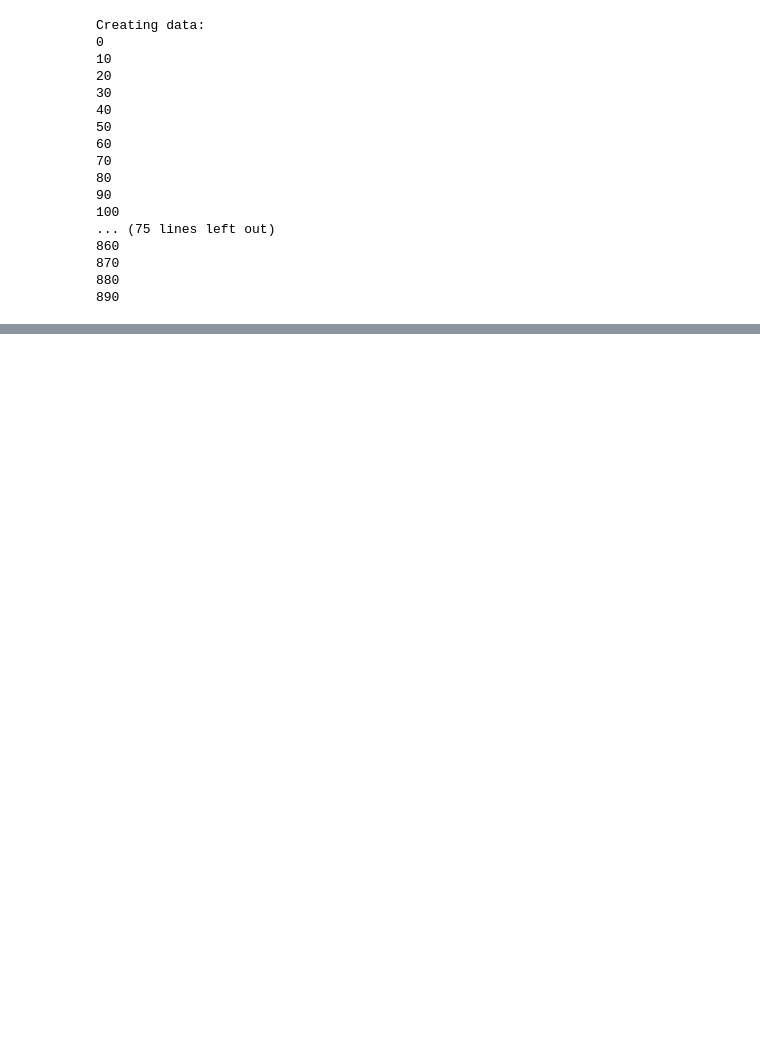
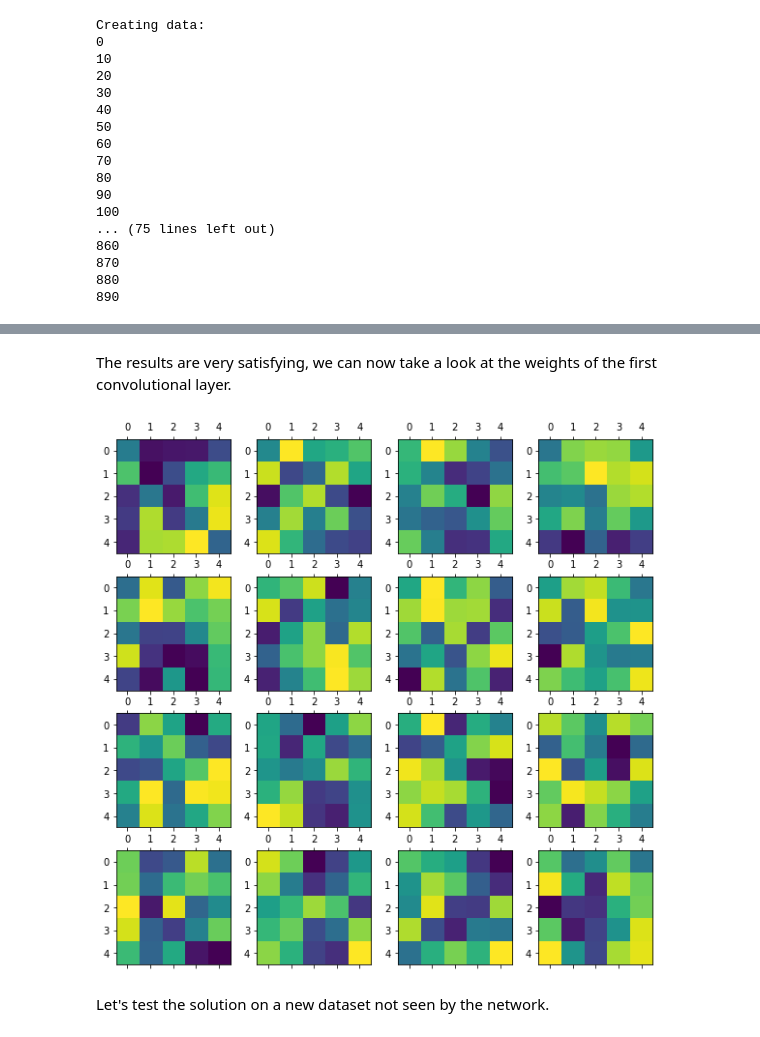
Before and after one commit to hugcis/deep-learning-course, a Jupyter notebook: MP1/mp1.ipynb, the cells around one changed output, grey strips where cells are left out. Cells and saved outputs as stored; diff of their text form; code cells hidden in the pictures; blank space fills up the shorter version.

```diff
--- a/MP1/mp1.ipynb
+++ b/MP1/mp1.ipynb
@@ -285,0 +300,14 @@ Epoch 20/20
+# %% [markdown]
+The results are very satisfying, we can now take a look at the weights of the first convolutional layer.
+# %%
+n = 4
+fig, ax = plt.subplots(n, n, figsize=(10, 10))
+ids = np.random.randint(0, model_reg.get_weights()[0].shape[-1], size=(n*n))
+for i in range(n):
+    for j in range(n):
+        im = model_reg.get_weights()[0][:, :, :, i*n + j].reshape(5, 5)
+        ax[i, j].matshow(im)
+# %% [output]
+[figure, added]
+# %% [markdown]
+Let's test the solution on a new dataset not seen by the network.
```
Also changed, not shown: parts of 37 cells of this notebook, 1 other file.
